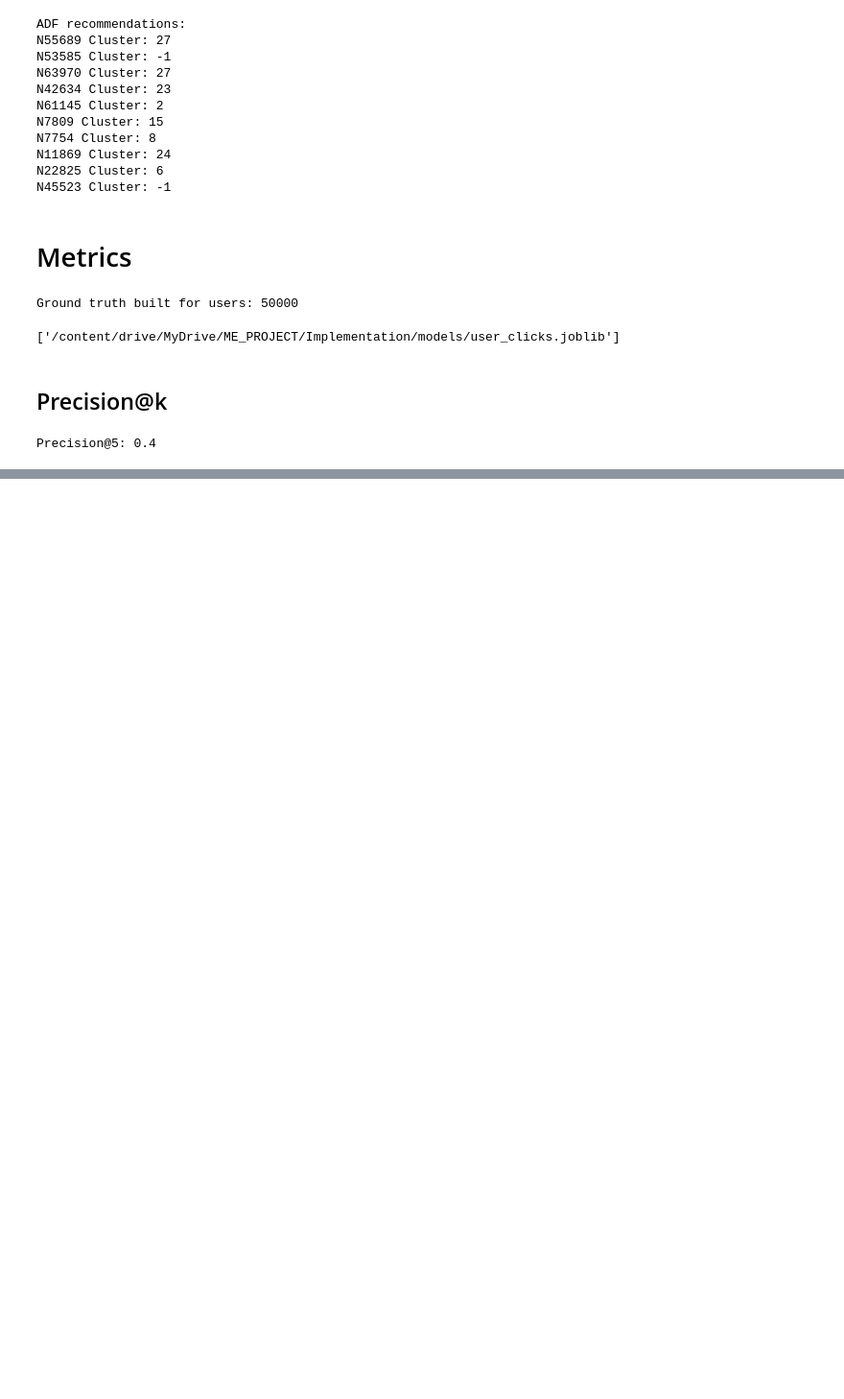
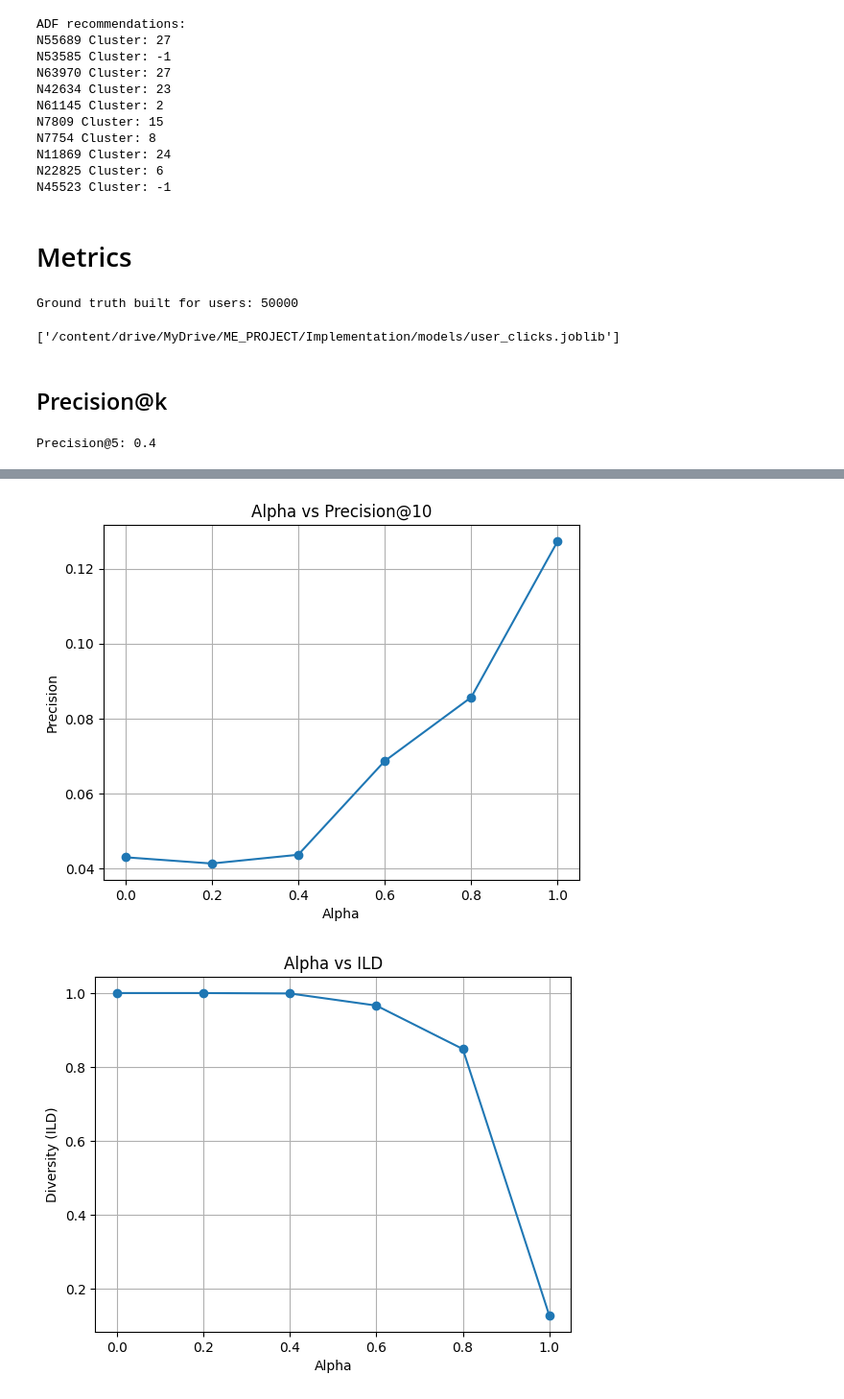
Before and after one commit to neeyatlotlikar/me_fy_project, a Jupyter notebook: ADF_ReRanking_MIND.ipynb, the cells around one changed output, grey strips where cells are left out. Shown at 96% size. Cells and saved outputs as stored; diff of their text form; code cells hidden in the pictures; blank space fills up the shorter version.

```diff
--- a/ADF_ReRanking_MIND.ipynb
+++ b/ADF_ReRanking_MIND.ipynb
@@ -1449,6 +1455,9 @@ import joblib
 joblib.dump(news_cluster_map, f'{model_save_path}/news_cluster_map.joblib')
 # %% [output]
 ['/content/drive/MyDrive/ME_PROJECT/Implementation/models/news_cluster_map.joblib']
+# %%
+# load saved news_cluster_map
+news_cluster_map = joblib.load(f'{model_save_path}/news_cluster_map.joblib')
 # %%
 # Check cluster distribution
 import collections
@@ -1807,3 +1816,10 @@ ground_truth = ["B", "E"]
 print("Precision@5:", precision_at_k(recommended, ground_truth, k=5))
 # %% [output]
 Precision@5: 0.4
+# %%
+def get_cf_recommendations(user_index, model, interactions, inv_item_map, top_k=10):
+
+    scores = model.predict(user_index, np.arange(interactions.shape[1]))
+    ranked_items = np.argsort(-scores)[:top_k]
+
+    return [inv_item_map[item] for item in ranked_items]
@@ -1809,0 +2028,6 @@ Precision@5: 0.4
+# %%
+def entropy(exposures):
+    exposures = np.array(exposures)
+    probs = exposures / np.sum(exposures)
+
+    return -np.sum(probs * np.log(probs + 1e-9))
@@ -1809,0 +2128,2 @@ Precision@5: 0.4
+# %%
+alphas = [0.0, 0.2, 0.4, 0.6, 0.8, 1.0]
@@ -1809,0 +2172,41 @@ Precision@5: 0.4
+# %%
+import matplotlib.pyplot as plt
+
+# Precision
+plt.figure()
+plt.plot(alphas, precision_scores, marker='o')
+plt.title("Alpha vs Precision@10")
+plt.xlabel("Alpha")
+plt.ylabel("Precision")
+plt.grid()
+plt.show()
+
+# ILD
+plt.figure()
+plt.plot(alphas, ild_scores, marker='o')
+plt.title("Alpha vs ILD")
+plt.xlabel("Alpha")
+plt.ylabel("Diversity (ILD)")
+plt.grid()
+plt.show()
+
+# Gini
+plt.figure()
+plt.plot(alphas, gini_scores, marker='o')
+plt.title("Alpha vs Gini Index")
+plt.xlabel("Alpha")
+plt.ylabel("Fairness (Gini ↓)")
+plt.grid()
+plt.show()
+
+# Entropy
+plt.figure()
+plt.plot(alphas, entropy_scores, marker='o')
+plt.title("Alpha vs Entropy")
+plt.xlabel("Alpha")
+plt.ylabel("Fairness (Entropy ↑)")
+plt.grid()
+plt.show()
+# %% [output]
+[figure, added]
+[figure, added]
```
Also changed, not shown: parts of 17 cells of this notebook.
